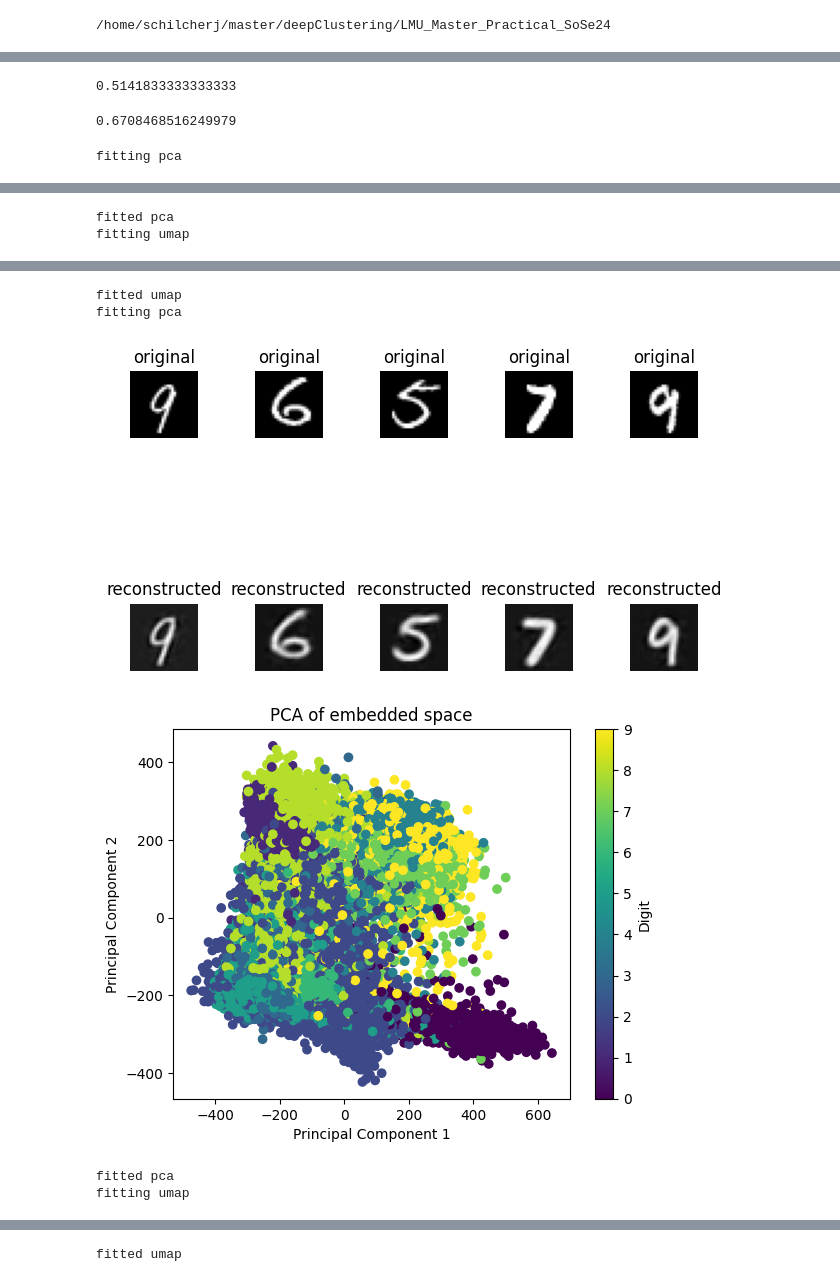
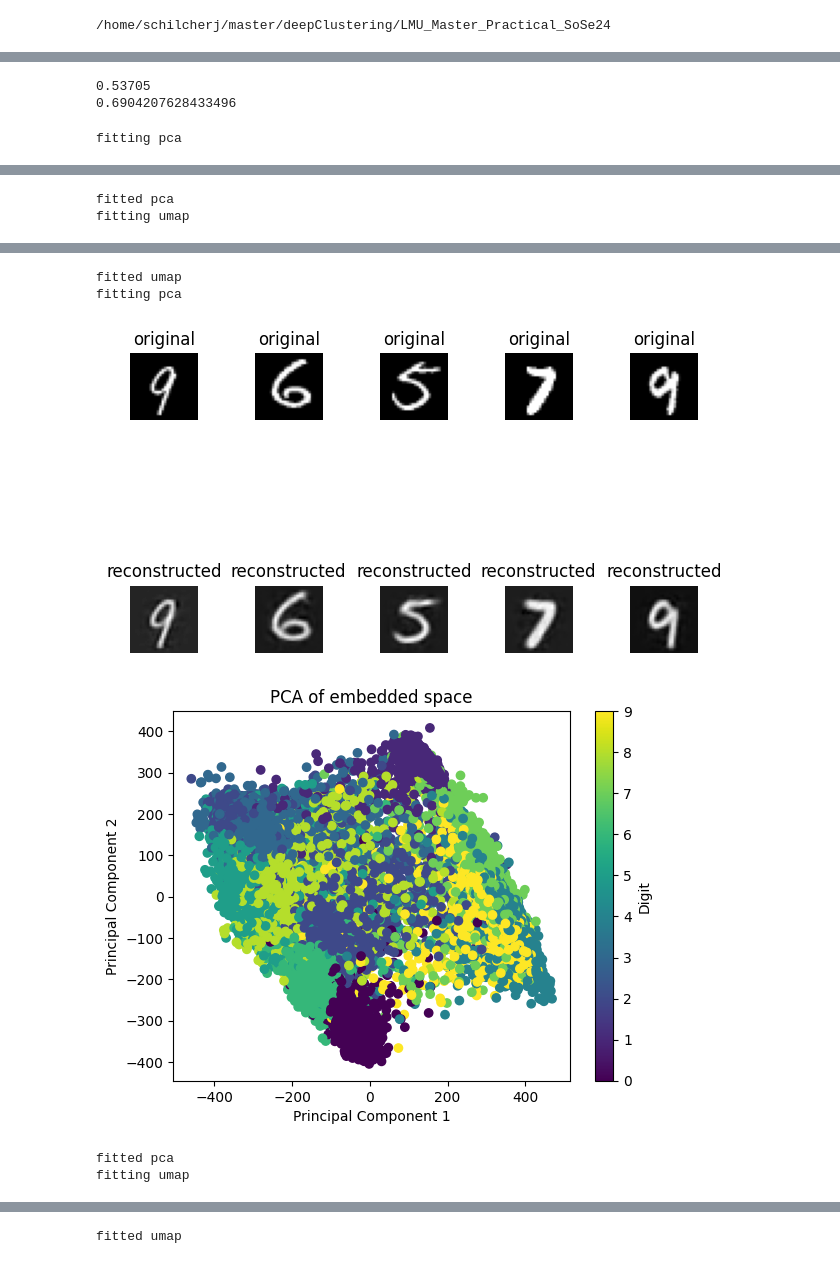
Before and after one commit to julianSchilcher/LMU_Master_Practical_SoSe24, a Jupyter notebook: practical/DeepClustering/DipECT/visualizations.ipynb, the cells around one changed output, grey strips where cells are left out. Saved outputs shown, nothing was run; the diff lists cells and outputs as text; code cells hidden in the pictures.

Commit message:
Couple of fixes and improvements, now acc of 93% on mnist (with 30 epochs)

```diff
--- a/practical/DeepClustering/DipECT/visualizations.ipynb
+++ b/practical/DeepClustering/DipECT/visualizations.ipynb
@@ -179,10 +175,10 @@ tree = Cluster_Tree(dataloader, autoencoder, None, "cpu")
 # %%
 dataset, labels = load_mnist("train", return_X_y=True)
 autoencoder = FeedforwardAutoencoder([dataset.shape[1], 500, 500, 2000, 10])
-autoencoder.load_state_dict(torch.load("./pretrained_AE.pth"))
+autoencoder.load_state_dict(torch.load("./practical/DeepClustering/DipECT/pretrained_AE.pth"))
 autoencoder.fitted = True
 
-dipect = DipECT(autoencoder=autoencoder, grow_interval=100, max_iterations=1000) # wenn batch_size=len(dataset), cluster loss fällt monoton
+dipect = DipECT(autoencoder=autoencoder, grow_interval=1500, max_iterations=15000) # wenn batch_size=len(dataset), cluster loss fällt monoton
 dipect = dipect.fit_predict(dataset)
 # %% [output]
 cpu
@@ -228,10 +270,9 @@ print(dipect.tree_.flat_nmi(labels, 10))
 # %%
-dataset, labels = load_mnist("train", return_X_y=True)
 autoencoder = FeedforwardAutoencoder([dataset.shape[1], 500, 500, 2000, 10])
 autoencoder.load_state_dict(torch.load("./practical/DeepClustering/DipECT/pretrained_AE.pth"))
 autoencoder.fitted = True
 
-dipect = DipECT(autoencoder=autoencoder, grow_interval=300, max_iterations=10000) # wenn batch_size=len(dataset), cluster loss fällt monoton
-dipect = dipect.fit_predict(dataset)
+dipect_view_iterations = DipECT(autoencoder=autoencoder, grow_interval=300, max_iterations=5000) # wenn batch_size=len(dataset), cluster loss fällt monoton
+dipect_view_iterations = dipect_view_iterations.fit_predict(dataset)
 # %% [output]
 cpu
@@ -261,11 +314,9 @@ KeyboardInterrupt:
 # %%
-dipect.tree_.flat_accuracy(labels, 10)
+print(dipect_view_iterations.tree_.flat_accuracy(labels, 10))
+print(dipect_view_iterations.tree_.flat_nmi(labels, 10))
 # %% [output]
-0.5141833333333333
+0.53705
+0.6904207628433496
-# %%
-dipect.tree_.flat_nmi(labels, 10)
-# %% [output]
-0.6708468516249979
 # %%
 def visualize_peformance_AE(
     autoencoder,
@@ -339,7 +390,7 @@ def visualize_peformance_AE(
     print("fitted umap")
 # %%
 autoencoder = FeedforwardAutoencoder([dataset.shape[1], 500, 500, 2000, 10])
-autoencoder.load_state_dict(torch.load("./pretrained_AE.pth"))
+autoencoder.load_state_dict(torch.load("./practical/DeepClustering/DipECT/pretrained_AE.pth"))
 autoencoder.fitted = True
 visualize_peformance_AE(autoencoder, dataset, labels, (28,28), 5)
 
@@ -354,6 +405,6 @@ fitting umap
 fitted umap
 fitting pca
 [figure]
-[figure, old version]
+[figure, new version]
 fitted pca
 fitting umap
```
Also changed, not shown: parts of 28 cells of this notebook, 2 other files.
